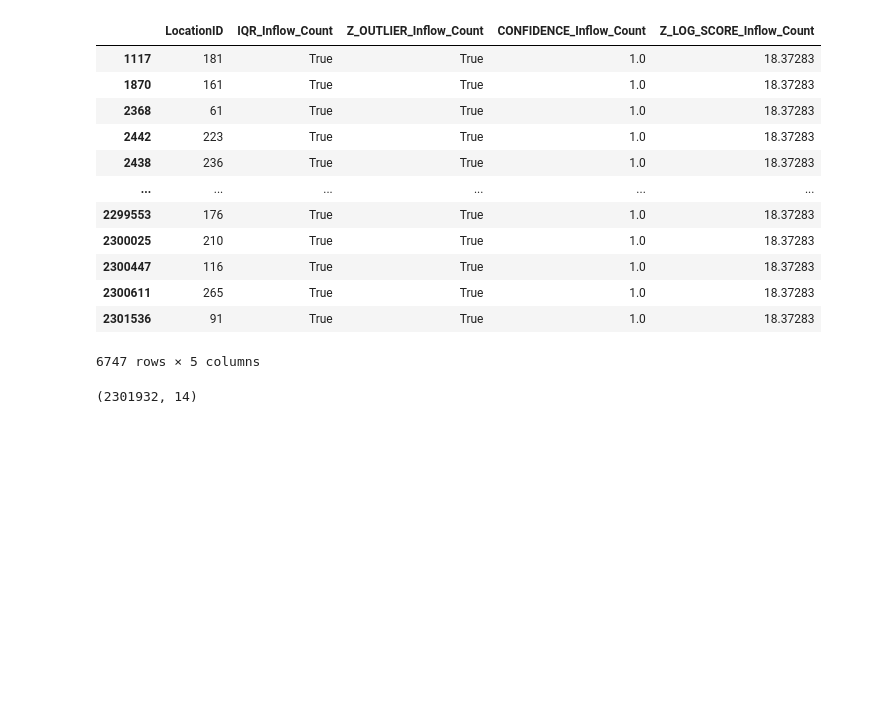
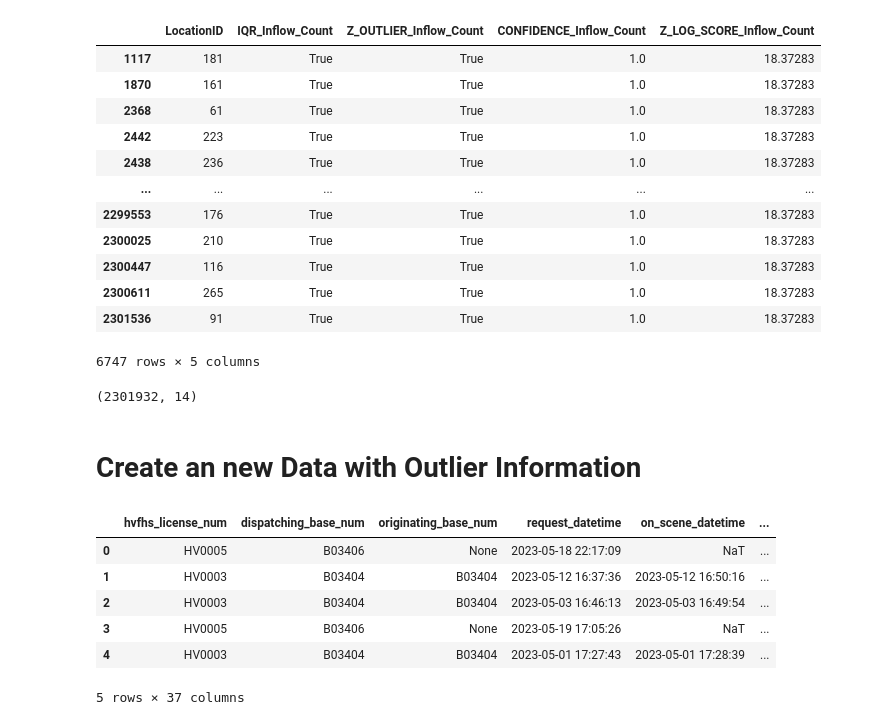
Before and after one commit to richardalamo/pocketride, a Jupyter notebook: data/Outlier_Detection/outliers_nyc_with_fare.ipynb, the cells around one changed output. Cells and saved outputs as stored; diff of their text form; code cells hidden in the pictures; blank space fills up the shorter version.

```diff
--- a/data/Outlier_Detection/outliers_nyc_with_fare.ipynb
+++ b/data/Outlier_Detection/outliers_nyc_with_fare.ipynb
@@ -734,3 +738,5 @@ filtered_in_flow_metrics
 complete_station_data.shape
 # %% [output]
 (2301932, 14)
+# %% [markdown]
+# Create an new Data with Outlier Information
@@ -736,0 +747,10 @@ complete_station_data.shape
+# %%
+df_cleaned.head()
+# %% [output]
+|  | hvfhs_license_num | dispatching_base_num | originating_base_num | request_datetime | on_scene_datetime | ... |
+| 0 | HV0005 | B03406 | None | 2023-05-18 22:17:09 | NaT | ... |
+| 1 | HV0003 | B03404 | B03404 | 2023-05-12 16:37:36 | 2023-05-12 16:50:16 | ... |
+| 2 | HV0003 | B03404 | B03404 | 2023-05-03 16:46:13 | 2023-05-03 16:49:54 | ... |
+| 3 | HV0005 | B03406 | None | 2023-05-19 17:05:26 | NaT | ... |
+| 4 | HV0003 | B03404 | B03404 | 2023-05-01 17:27:43 | 2023-05-01 17:28:39 | ... |
+5 rows × 37 columns
```
Also changed, not shown: parts of 9 cells of this notebook, 2 other files.
